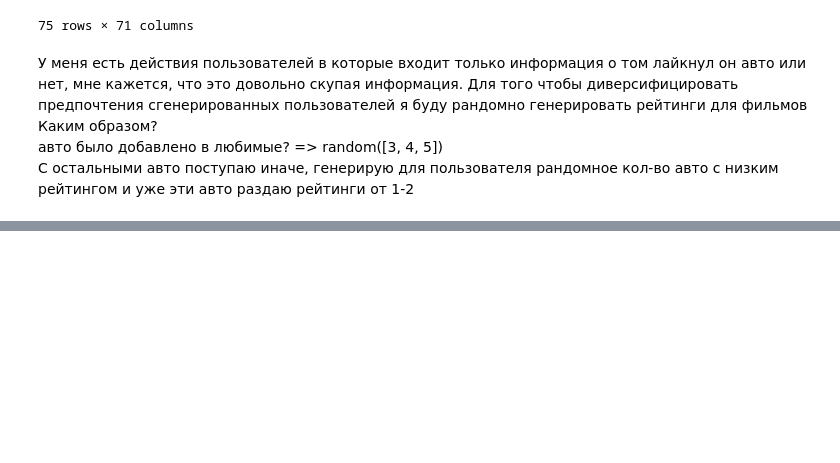
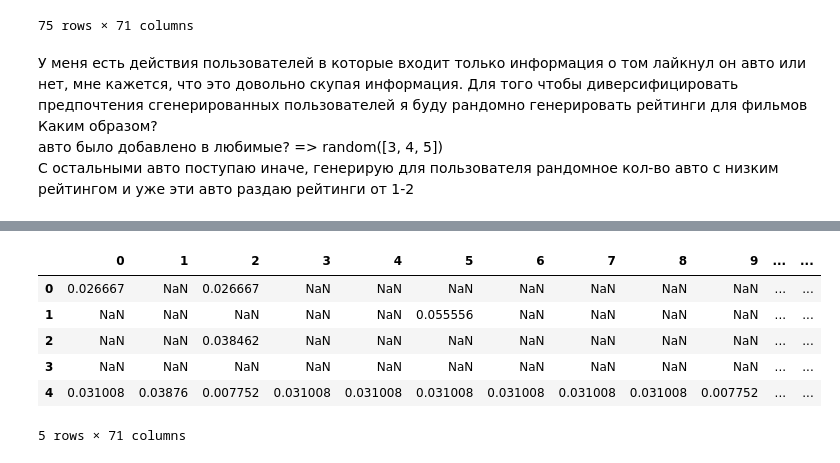
Before and after one commit to ML-Response-Unit/recsys_pipes, a Jupyter notebook: research/collaborative_filtering.ipynb, the cells around one changed output, grey strips where cells are left out. Cells and saved outputs as stored; diff of their text form; code cells hidden in the pictures; blank space fills up the shorter version.

```diff
--- a/research/collaborative_filtering.ipynb
+++ b/research/collaborative_filtering.ipynb
@@ -113,3 +116,16 @@ user_data
 75 rows × 71 columns
 # %%
 user_data.to_csv("../data/user_data.csv", index=False)
+# %%
+matrix = user_data.div(user_data.sum(axis=1), axis=0)
+# matrix = user_data
+# %%
+matrix.head()
+# %% [output]
+|  | 0 | 1 | 2 | 3 | 4 | 5 | 6 | 7 | 8 | 9 | ... | ... |
+| 0 | 0.026667 | NaN | 0.026667 | NaN | NaN | NaN | NaN | NaN | NaN | NaN | ... | ... |
+| 1 | NaN | NaN | NaN | NaN | NaN | 0.055556 | NaN | NaN | NaN | NaN | ... | ... |
+| 2 | NaN | NaN | 0.038462 | NaN | NaN | NaN | NaN | NaN | NaN | NaN | ... | ... |
+| 3 | NaN | NaN | NaN | NaN | NaN | NaN | NaN | NaN | NaN | NaN | ... | ... |
+| 4 | 0.031008 | 0.03876 | 0.007752 | 0.031008 | 0.031008 | 0.031008 | 0.031008 | 0.031008 | 0.031008 | 0.007752 | ... | ... |
+5 rows × 71 columns
```
Also changed, not shown: parts of 15 cells of this notebook, 1 other file.
